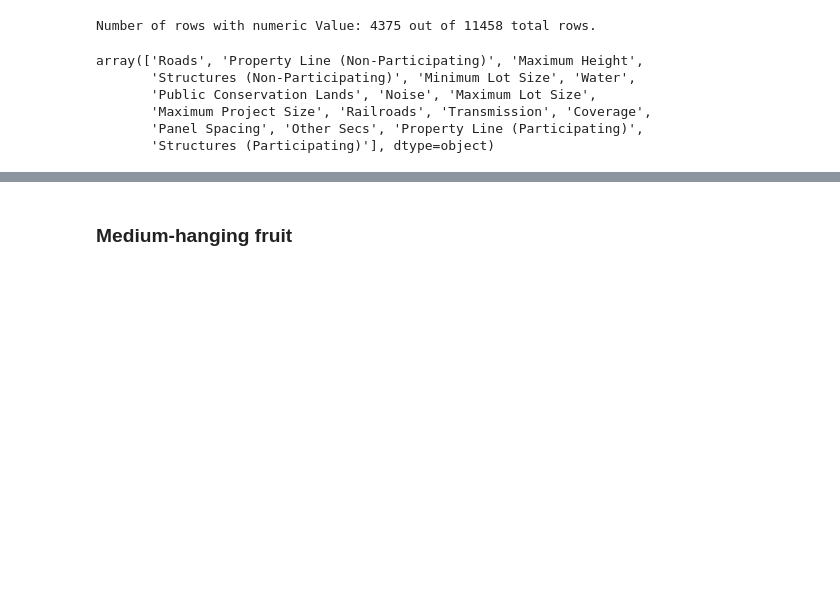
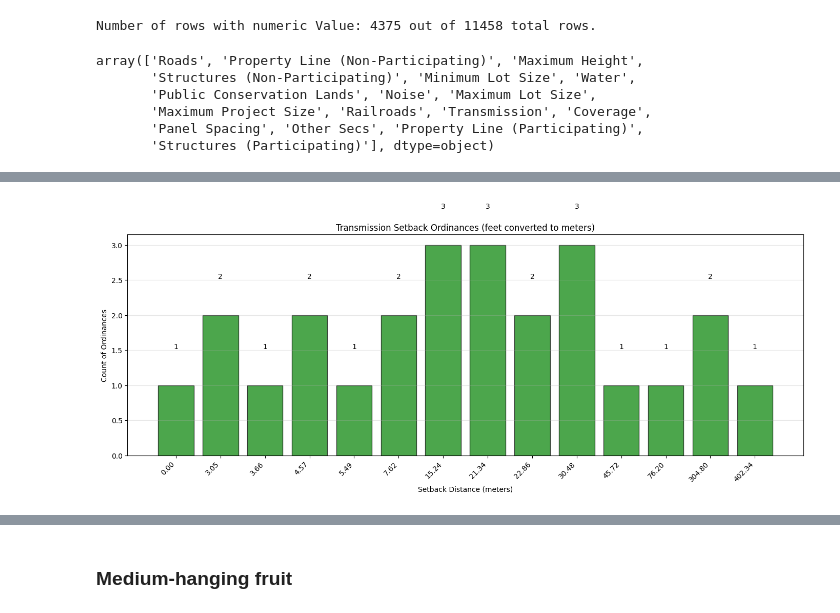
Before and after one commit to gabezuckerman/compass-integration-roadmap, a Jupyter notebook: compass_integration_roadmap_pv.ipynb, the cells around one changed output, grey strips where cells are left out. Drawn from its saved outputs; the diff is of its cells as text; code cells hidden in the pictures; blank space fills up the shorter version.

```diff
--- a/compass_integration_roadmap_pv.ipynb
+++ b/compass_integration_roadmap_pv.ipynb
@@ -31,8 +43,14 @@ array(['Roads', 'Property Line (Non-Participating)', 'Maximum Height',
 # %%
 # Report the number of ordinances for each Feature type in usable_ord
 feature_counts = usable_ord['Feature'].value_counts()
-output = "Number of ordinances for each type (Feature):\n"
+output = "Number of ordinances for each type (Feature) in the new data set:\n"
 for feature, count in feature_counts.items():
     output += f"{feature}: {count}\n"
 print(output)
+
+feature_counts = old_ord['Feature Type'].value_counts()
+output = "Number of ordinances for each type (Feature) in the old data set:\n"
+for feature, count in feature_counts.items():
+    output += f"{feature}: {count}\n"
+print(output)
 # %% [output]
@@ -65,0 +188,74 @@ In the .gpkg, "structures" represents non-participating values while, participat
+# %%
+# Create histogram for Transmission ordinances similar to Roads analysis
+# no old transmission
+# First, let's examine the transmission data
+transmission_data = usable_ord[usable_ord['Feature'] == 'Transmission']
+
+# Collect statistics for printing later
+transmission_stats = []
+
+if len(transmission_data) > 0:
+    # Check the most common unit
+    unit_counts = transmission_data['Units'].value_counts()
+    most_common_unit = unit_counts.index[0]
+
+    # Filter for most common unit
+    transmission_filtered = transmission_data[transmission_data['Units'] == most_common_unit]
+    transmission_values = pd.to_numeric(transmission_filtered['Value'], errors='coerce').dropna()
+
+    # Convert to meters if in feet
+    if most_common_unit == 'feet':
+        transmission_values_meters = transmission_values * 0.3048
+        unit_label = 'feet converted to meters'
+    else:
+        transmission_values_meters = transmission_values
+        unit_label = most_common_unit
+
+    # Create bar plot with value counts
+    value_counts = transmission_values_meters.value_counts().sort_index()
+
+    plt.figure(figsize=(14, 6))
+    x_positions = range(len(value_counts))
+    bars = plt.bar(x_positions, value_counts.values, edgecolor='black', alpha=0.7, color='green')
+    plt.xlabel(f'Setback Distance (meters)')
+    plt.ylabel('Count of Ordinances')
+    plt.title(f'Transmission Setback Ordinances ({unit_label})')
+    plt.grid(True, alpha=0.3, axis='y')
+
+    # Add value labels on top of bars
+    for i, count in enumerate(value_counts.values):
+        plt.text(i, count + 0.5, str(count), ha='center', va='bottom')
+
+    # Set x-axis labels
+    plt.xticks(x_positions, [f'{v:.2f}' for v in value_counts.index], rotation=45, ha='right')
+
+    plt.tight_layout()
+    plt.show()
+
+    # Calculate percentages
+    transmission_total = len(transmission_data)
+    filtered_count = len(transmission_values_meters)
+    filtered_pct = (filtered_count / transmission_total * 100) if transmission_total > 0 else 0
+
+    # Collect summary statistics
+    transmission_stats.append(f"Transmission ordinances ({most_common_unit} - {filtered_pct:.1f}% of all transmission ordinances):")
+    transmission_stats.append(f"  Count: {len(transmission_values_meters)}")
+    if len(transmission_values_meters) > 0:
+        transmission_stats.append(f"  Mean: {transmission_values_meters.mean():.2f} m")
+        transmission_stats.append(f"  Median: {transmission_values_meters.median():.2f} m")
+        transmission_stats.append(f"  Min: {transmission_values_meters.min():.2f} m")
+        transmission_stats.append(f"  Max: {transmission_values_meters.max():.2f} m")
+        transmission_stats.append(f"  Standard deviation: {transmission_values_meters.std():.2f} m")
+        transmission_stats.append(f"  10th percentile: {transmission_values_meters.quantile(0.10):.2f} m")
+        transmission_stats.append(f"  25th percentile: {transmission_values_meters.quantile(0.25):.2f} m")
+        transmission_stats.append(f"  50th percentile: {transmission_values_meters.quantile(0.50):.2f} m")
+        transmission_stats.append(f"  75th percentile: {transmission_values_meters.quantile(0.75):.2f} m")
+        transmission_stats.append(f"  90th percentile: {transmission_values_meters.quantile(0.90):.2f} m")
+else:
+    transmission_stats.append("No Transmission ordinances found in the data.")
+
+# Print all statistics
+if transmission_stats:
+    print("\n".join(transmission_stats))
+# %% [output]
+[figure, added]
```
Also changed, not shown: parts of 18 cells of this notebook, 4 other files.
